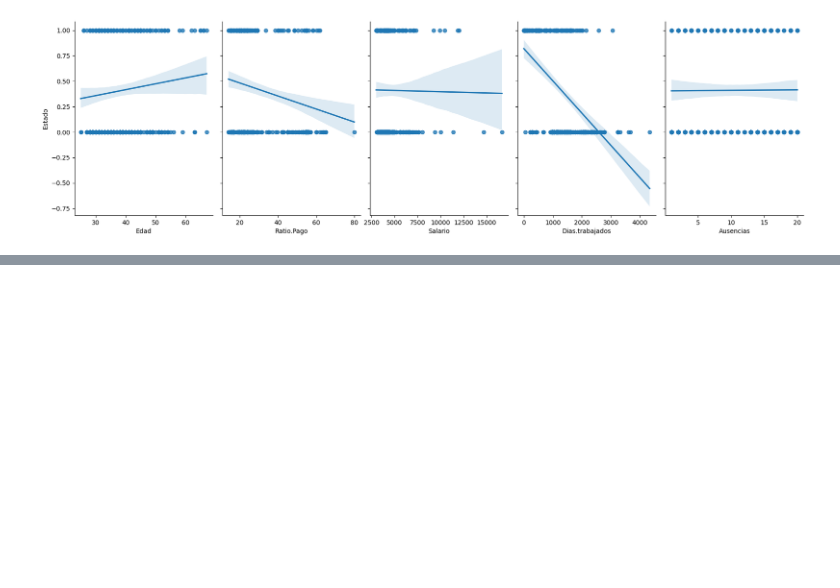
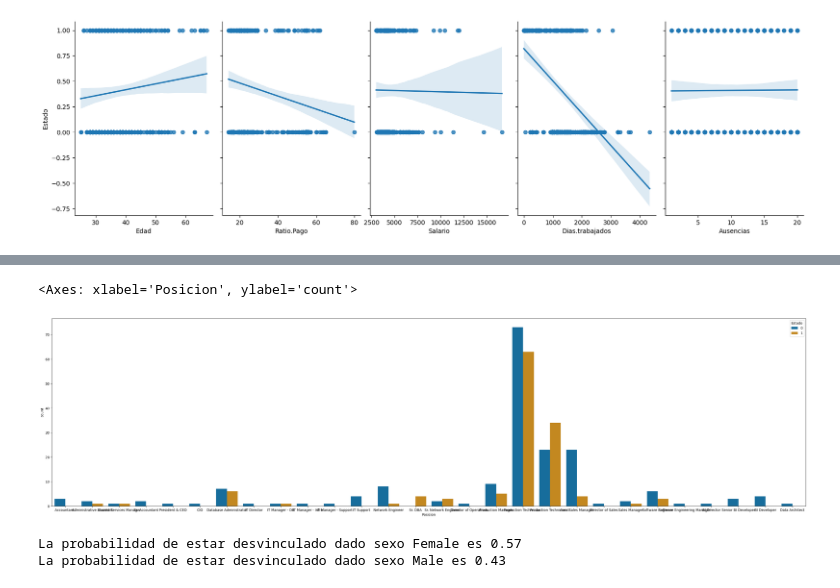
Before and after one commit to DiegoAvilarce/bootcamp-awakelab, a Jupyter notebook: ejercicio4_5.ipynb, the cells around one changed output, grey strips where cells are left out. Saved outputs shown, nothing was run; the diff lists cells and outputs as text; code cells hidden in the pictures; blank space fills up the shorter version.

```diff
--- a/ejercicio4_5.ipynb
+++ b/ejercicio4_5.ipynb
@@ -108,0 +253,19 @@ sns.pairplot(datos, x_vars=['Edad', 'Ratio.Pago', 'Salario','Dias.trabajados','A
+# %%
+fig, ax = plt.subplots(1, 1, figsize=(40, 10))
+sns.countplot(
+    x="Posicion",
+    data=datos,
+    hue= 'Estado',
+    palette="colorblind", ax = ax
+    )
+# %% [output]
+<Axes: xlabel='Posicion', ylabel='count'>
+[figure, added]
+# %%
+for valor in datos['Sexo'].unique():
+    total = datos['Sexo'].shape[0]
+    estado1 = datos[datos['Sexo'] == valor]['Estado'].count()
+    print(f"La probabilidad de estar desvinculado dado sexo {valor} es {estado1/total:.2f}")
+# %% [output]
+La probabilidad de estar desvinculado dado sexo Female es 0.57
+La probabilidad de estar desvinculado dado sexo Male es 0.43
```
Also changed, not shown: parts of 11 cells of this notebook, 3 other files.
